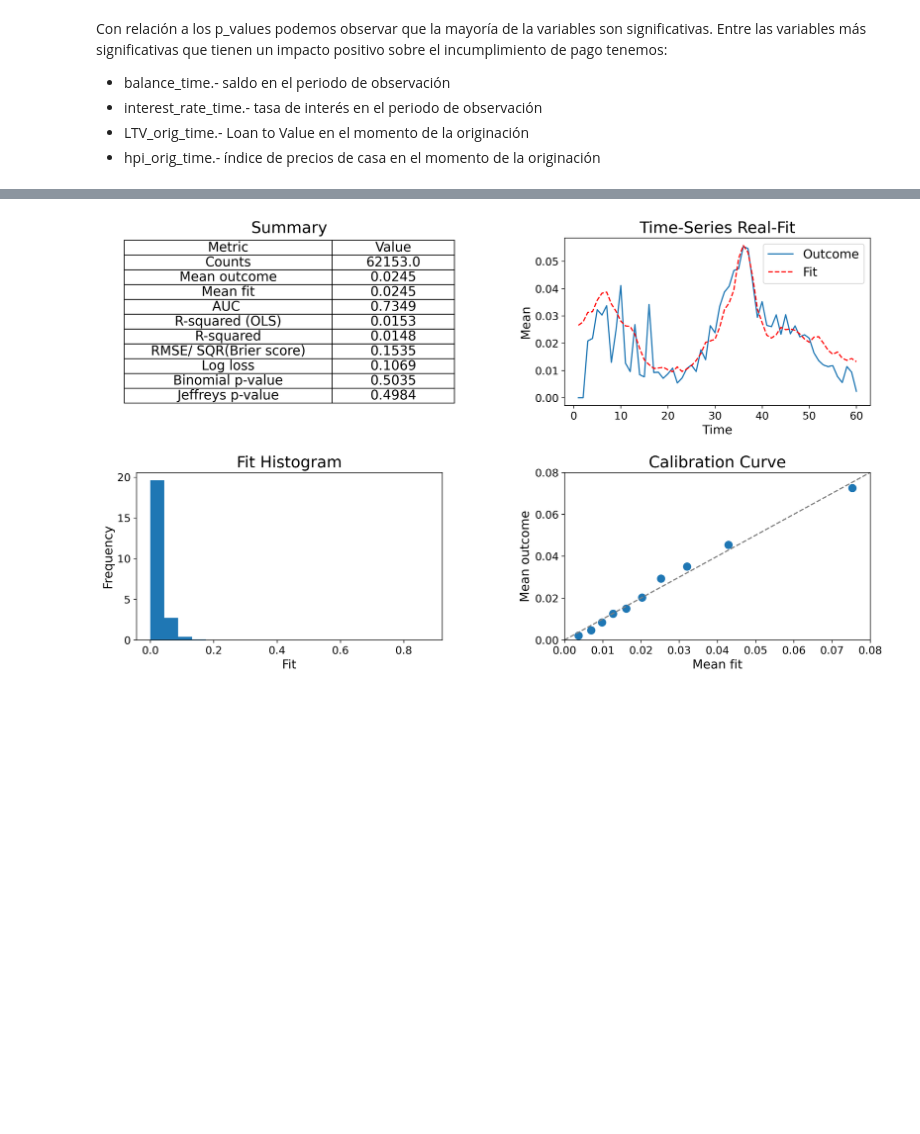
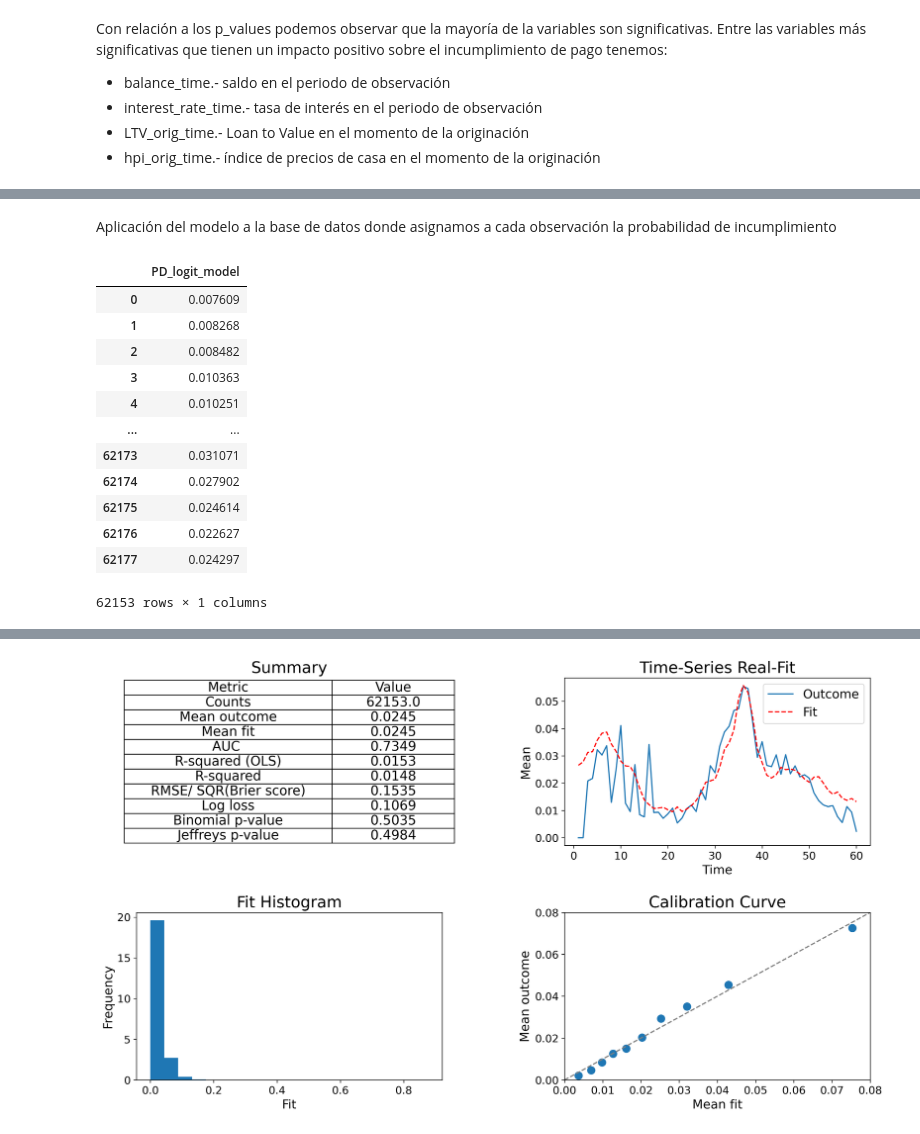
Before and after one commit to arenitss/Proyecto_Final_Analisis_Numerico_Computo_Cientifico, a Jupyter notebook: notebooks/PDS_tiempo.ipynb, the cells around one changed output, grey strips where cells are left out. Cells and saved outputs as stored; diff of their text form; code cells hidden in the pictures; blank space fills up the shorter version.

```diff
--- a/notebooks/PDS_tiempo.ipynb
+++ b/notebooks/PDS_tiempo.ipynb
@@ -170,5 +212,23 @@ LTV_orig_time               0.0221      0.003      6.911      0.000       0.016
 Interest_Rate_orig_time    -0.0206      0.008     -2.481      0.013      -0.037      -0.004
 hpi_orig_time               0.0146      0.001     11.523      0.000       0.012       0.017
 ===========================================================================================
+# %% [markdown]
+Aplicación del modelo a la base de datos donde asignamos a cada observación la probabilidad de incumplimiento
 # %%
 PD_logit_model = pd.DataFrame(model_lr.fittedvalues, columns=['PD_logit_model'])
+# %%
+PD_logit_model
+# %% [output]
+|  | PD_logit_model |
+| 0 | 0.007609 |
+| 1 | 0.008268 |
+| 2 | 0.008482 |
+| 3 | 0.010363 |
+| 4 | 0.010251 |
+| ... | ... |
+| 62173 | 0.031071 |
+| 62174 | 0.027902 |
+| 62175 | 0.024614 |
+| 62176 | 0.022627 |
+| 62177 | 0.024297 |
+62153 rows × 1 columns
```
Also changed, not shown: parts of 58 cells of this notebook.
